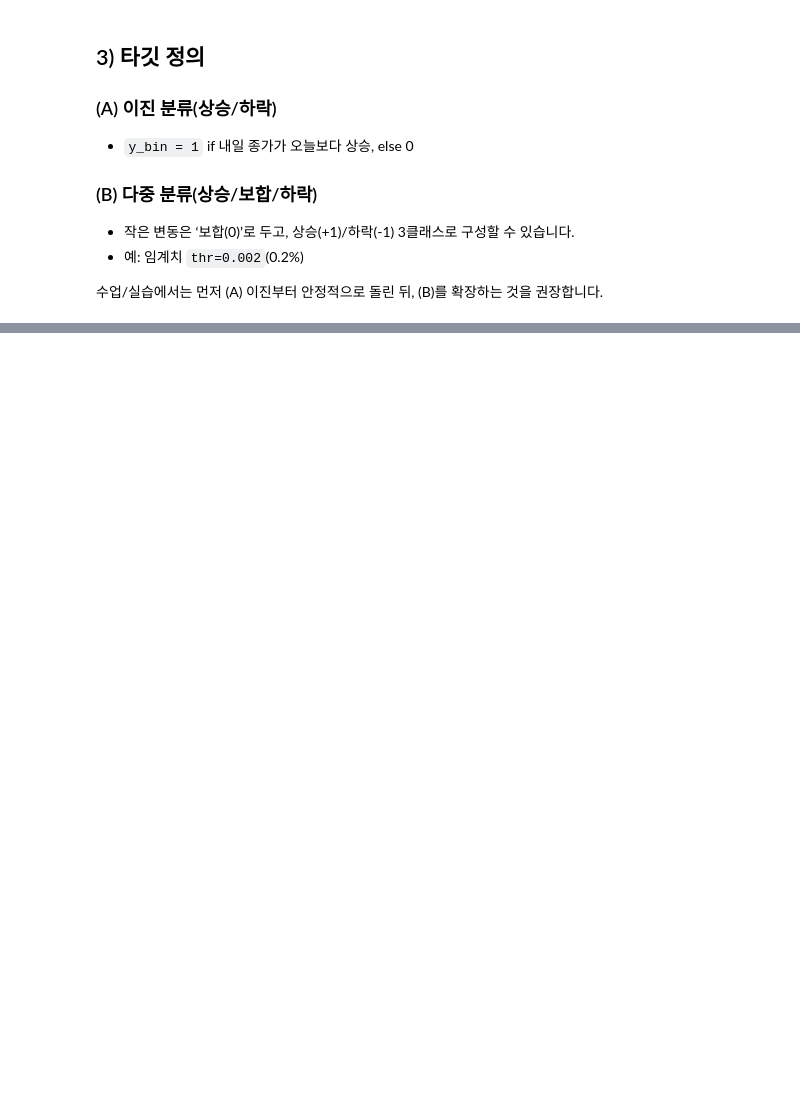
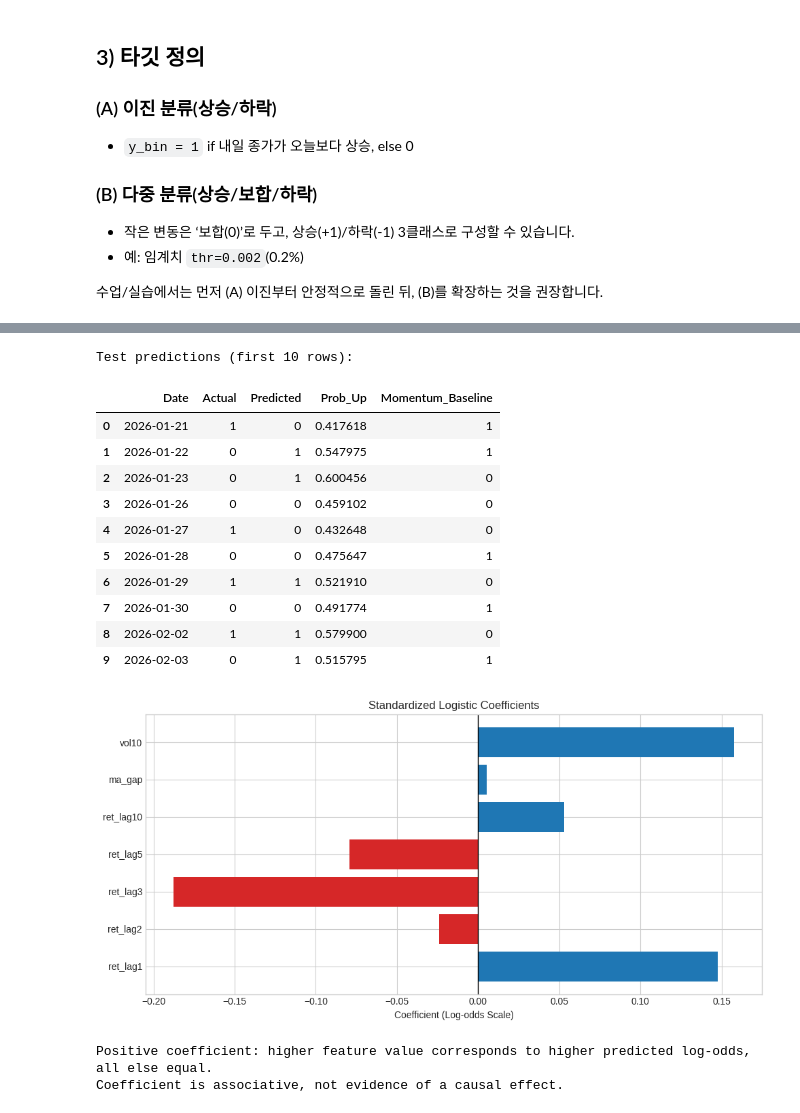
Before and after one commit to nhjung-phd/TimeSeriesAnalysis, a Jupyter notebook: notebooks/14_LogisticRegression_Classification.ipynb, the cells around one changed output, grey strips where cells are left out. Saved outputs shown, nothing was run; the diff lists cells and outputs as text; code cells hidden in the pictures; blank space fills up the shorter version.

```diff
--- a/notebooks/14_LogisticRegression_Classification.ipynb
+++ b/notebooks/14_LogisticRegression_Classification.ipynb
@@ -384,0 +348,37 @@ print("- 음수(-) 계수(빨강): 해당 수치가 높을수록 '하락(0)'으
+# %%
+# 7) 테스트 날짜별 분류 결과 확인 및 회귀계수 시각화
+results_df = pd.DataFrame({
+    'Date': test_dates.to_numpy(),
+    'Actual': y_test.to_numpy(),
+    'Predicted': y_pred,
+    'Prob_Up': y_proba,
+    'Momentum_Baseline': baselines['Momentum']
+})
+print('Test predictions (first 10 rows):')
+display(results_df.head(10))
+
+# 표준화된 X 기준의 회귀계수: 크기를 비교할 때 원단위가 아니라는 점에 유의
+coefs = clf.named_steps['logit'].coef_[0]
+fig, ax = plt.subplots(figsize=(10, 5))
+ax.barh(features, coefs, color=['tab:red' if c < 0 else 'tab:blue' for c in coefs])
+ax.axvline(0, color='black', lw=1)
+ax.set(title='Standardized Logistic Coefficients', xlabel='Coefficient (Log-odds Scale)')
+plt.tight_layout(); plt.show()
+print('Positive coefficient: higher feature value corresponds to higher predicted log-odds, all else equal.')
+print('Coefficient is associative, not evidence of a causal effect.')
+# %% [output]
+Test predictions (first 10 rows):
+|  | Date | Actual | Predicted | Prob_Up | Momentum_Baseline |
+| 0 | 2026-01-21 | 1 | 0 | 0.417618 | 1 |
+| 1 | 2026-01-22 | 0 | 1 | 0.547975 | 1 |
+| 2 | 2026-01-23 | 0 | 1 | 0.600456 | 0 |
+| 3 | 2026-01-26 | 0 | 0 | 0.459102 | 0 |
+| 4 | 2026-01-27 | 1 | 0 | 0.432648 | 0 |
+| 5 | 2026-01-28 | 0 | 0 | 0.475647 | 1 |
+| 6 | 2026-01-29 | 1 | 1 | 0.521910 | 0 |
+| 7 | 2026-01-30 | 0 | 0 | 0.491774 | 1 |
+| 8 | 2026-02-02 | 1 | 1 | 0.579900 | 0 |
+| 9 | 2026-02-03 | 0 | 1 | 0.515795 | 1 |
+[figure, added]
+Positive coefficient: higher feature value corresponds to higher predicted log-odds, all else equal.
+Coefficient is associative, not evidence of a causal effect.
```
Also changed, not shown: parts of 42 cells of this notebook.
